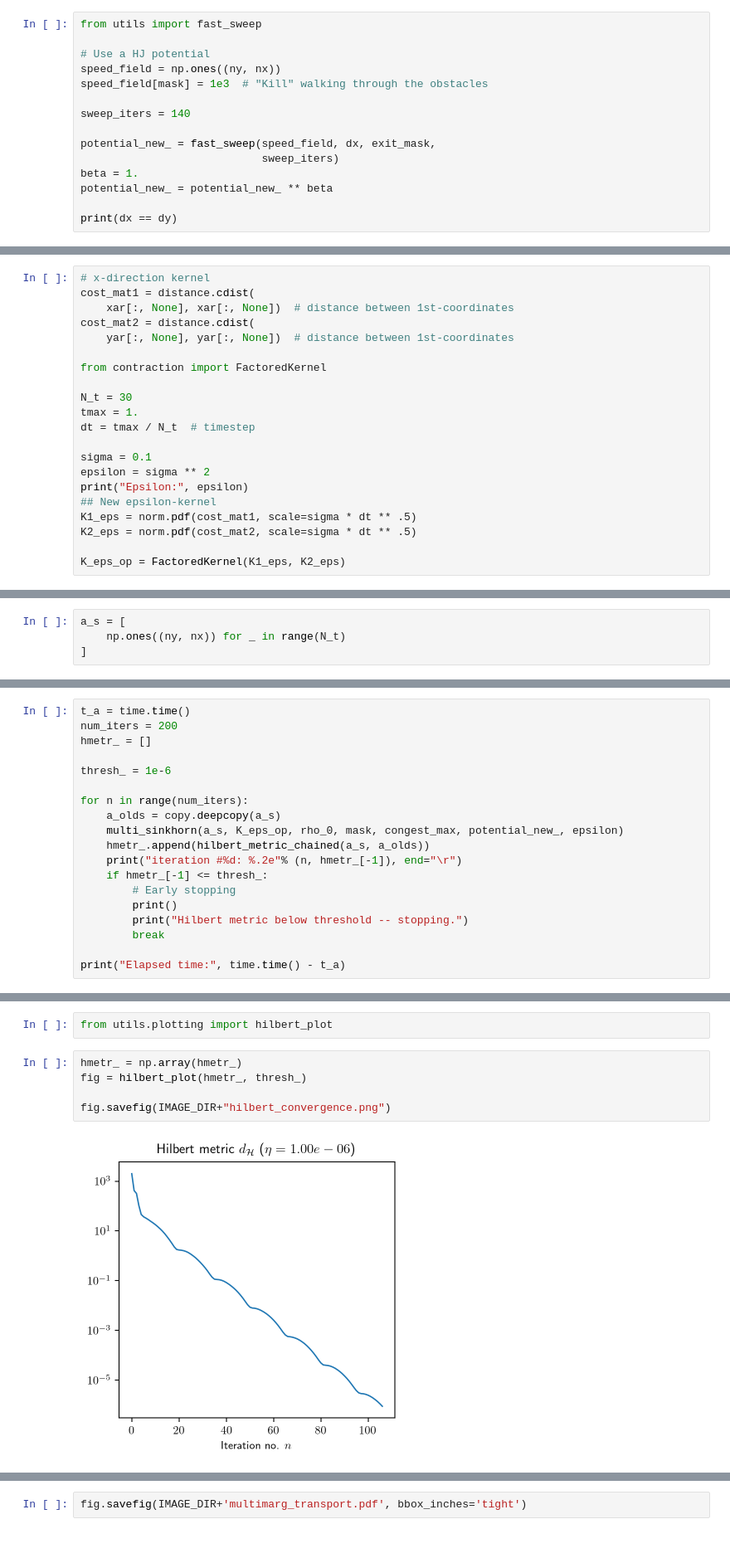
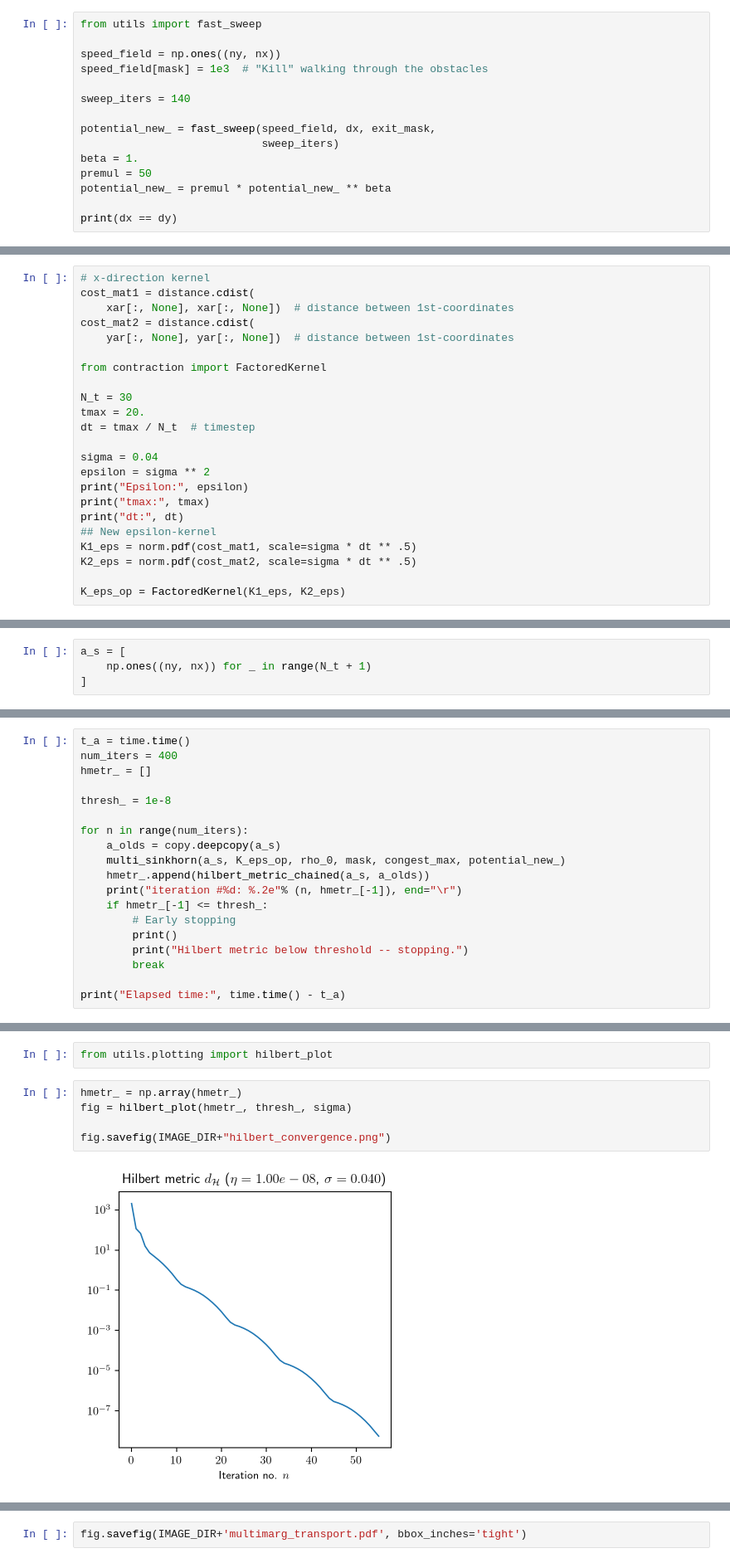
Before and after one commit to ManifoldFR/mva-optimaltransport, a Jupyter notebook: project/multistep.ipynb, the cells around one changed output, grey strips where cells are left out. Shown at 83% size. Cells and saved outputs as stored; diff of their text form.

```diff
--- a/project/multistep.ipynb
+++ b/project/multistep.ipynb
@@ -96,7 +98,6 @@ fig.savefig(IMAGE_DIR+"room_setup.pdf", bbox_inches='tight')
 # %%
 from utils import fast_sweep
 
-# Use a HJ potential
 speed_field = np.ones((ny, nx))
 speed_field[mask] = 1e3  # "Kill" walking through the obstacles
 
@@ -105,7 +106,8 @@ sweep_iters = 140
 potential_new_ = fast_sweep(speed_field, dx, exit_mask,
                             sweep_iters)
 beta = 1.
-potential_new_ = potential_new_ ** beta
+premul = 50
+potential_new_ = premul * potential_new_ ** beta
 
 print(dx == dy)
 # %% [output]
@@ -148,12 +151,14 @@ cost_mat2 = distance.cdist(
 from contraction import FactoredKernel
 
 N_t = 30
-tmax = 1.
+tmax = 20.
 dt = tmax / N_t  # timestep
 
-sigma = 0.1
+sigma = 0.04
 epsilon = sigma ** 2
 print("Epsilon:", epsilon)
+print("tmax:", tmax)
+print("dt:", dt)
 ## New epsilon-kernel
 K1_eps = norm.pdf(cost_mat1, scale=sigma * dt ** .5)
 K2_eps = norm.pdf(cost_mat2, scale=sigma * dt ** .5)
@@ -203,4 +206,4 @@ import copy
 # %%
 a_s = [
-    np.ones((ny, nx)) for _ in range(N_t)
+    np.ones((ny, nx)) for _ in range(N_t + 1)
 ]
@@ -214,13 +210,13 @@ Type:      builtin_function_or_method
 # %%
 t_a = time.time()
-num_iters = 200
+num_iters = 400
 hmetr_ = []
 
-thresh_ = 1e-6
+thresh_ = 1e-8
 
 for n in range(num_iters):
     a_olds = copy.deepcopy(a_s)
-    multi_sinkhorn(a_s, K_eps_op, rho_0, mask, congest_max, potential_new_, epsilon)
+    multi_sinkhorn(a_s, K_eps_op, rho_0, mask, congest_max, potential_new_)
     hmetr_.append(hilbert_metric_chained(a_s, a_olds))
     print("iteration #%d: %.2e"% (n, hmetr_[-1]), end="\r")
     if hmetr_[-1] <= thresh_:
@@ -238,11 +234,11 @@ Elapsed time: 37.52353262901306
 from utils.plotting import hilbert_plot
 # %%
 hmetr_ = np.array(hmetr_)
-fig = hilbert_plot(hmetr_, thresh_)
+fig = hilbert_plot(hmetr_, thresh_, sigma)
 
 fig.savefig(IMAGE_DIR+"hilbert_convergence.png")
 # %% [output]
-[figure, old version]
+[figure, new version]
 # %%
 # Now compute the marginals from the potentials
 marginals = compute_marginals(a_s, K_eps_op)
```
Also changed, not shown: parts of 20 cells of this notebook, 39 other files.
